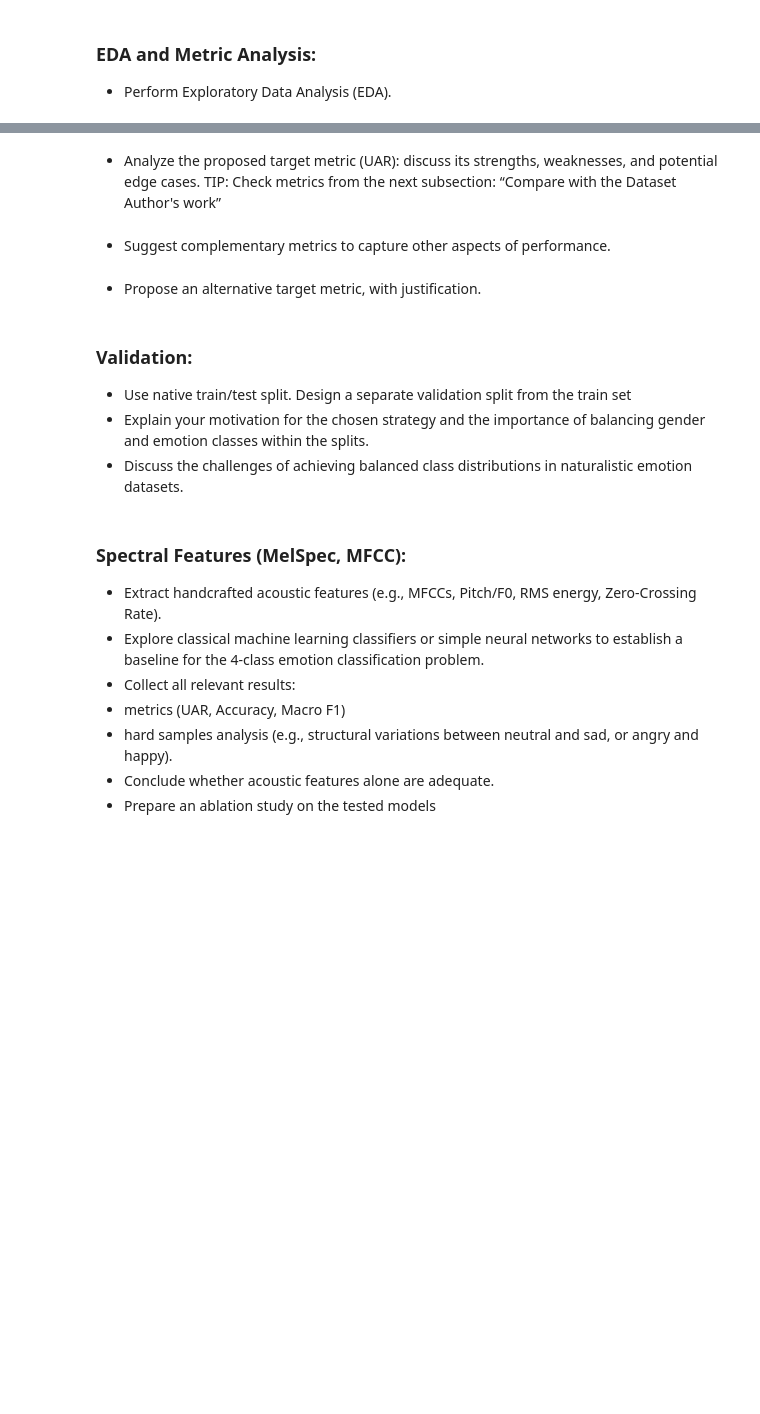
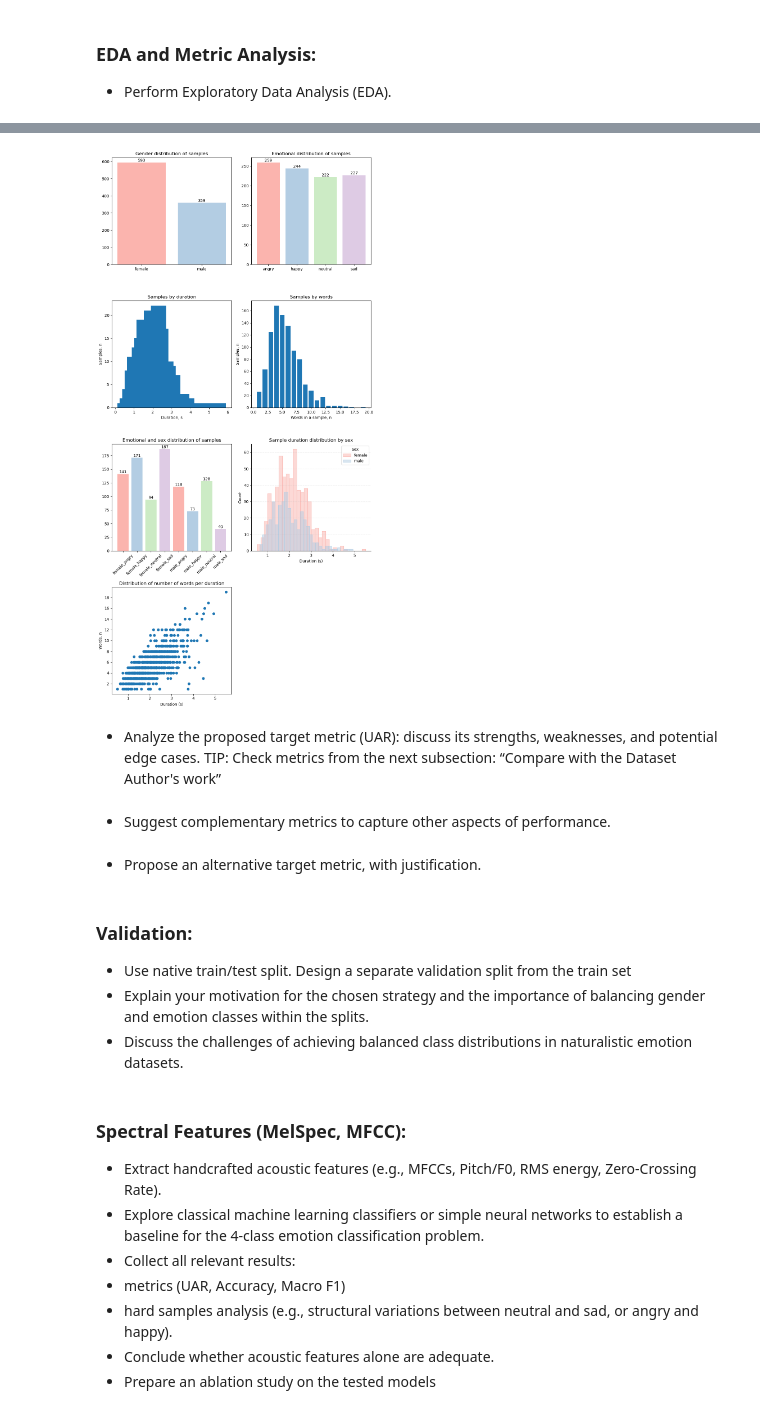
Before and after one commit to ALEGATOR1209/kse-deep-audio-lab1, a Jupyter notebook: lab1.ipynb, the cells around one changed output, grey strips where cells are left out. Cells and saved outputs as stored; diff of their text form; code cells hidden in the pictures; blank space fills up the shorter version.

```diff
--- a/lab1.ipynb
+++ b/lab1.ipynb
@@ -37,14 +44,17 @@ data/raw already exists and is not empty, skipping download.
 from pathlib import Path
 import matplotlib.pyplot as plt
 import pandas as pd
+import numpy as np
 import librosa
 import IPython.display as ipd
+from matplotlib.ticker import MaxNLocator
 
 SR = 16000
 CLIPS_DIR = Path(DATA_DIR) / "clips"
 
 df = pd.read_csv(Path(DATA_DIR) / "dataset.csv")
 df["sex"] = df["filename"].apply(lambda x: 'female' if int(x.split(".")[0].split("_")[-1]) else 'male')
+df["nwords"] = df["text"].apply(lambda x: len(x.split(' ')))
 
 test = df[df["split"] == "train"]
 
@@ -72,6 +83,77 @@ Name: 0, dtype: object
 Audio duration: 1.86 seconds
 [interactive output not drawn]
 [figure]
+# %%
+by_sex = df.groupby('sex').size().reset_index(name='counts')
+by_emotion = df.groupby('emotion').size().reset_index(name='counts')
+by_duration = df.groupby('duration_seconds').size().reset_index(name='counts')
+by_words = df.groupby('nwords').size().reset_index(name='counts')
+
+fig, ax = plt.subplots(4, 2, figsize=(10, 20))
+
+colors = plt.colormaps['Pastel1'].colors[:len(by_sex)]
+ax[0, 0].bar(by_sex['sex'], by_sex['counts'], color=colors)
+ax[0, 0].set_title('Gender distribution of samples')
+ax[0, 0].bar_label(ax[0, 0].containers[0], fmt='%d')
+
+colors = plt.colormaps['Pastel1'].colors[:len(by_emotion)]
+ax[0, 1].bar(by_emotion['emotion'], by_emotion['counts'], color=colors)
+ax[0, 1].set_title('Emotional distribution of samples')
+ax[0, 1].bar_label(ax[0, 1].containers[0], fmt='%d')
+
+ax[1, 0].bar(by_duration['duration_seconds'], by_duration['counts'])
+ax[1, 0].set_title('Samples by duration')
+ax[1, 0].set_xlabel('Duration, s')
+ax[1, 0].set_ylabel('Samples, n')
+
+ax[1, 1].bar(by_words['nwords'], by_words['counts'])
+ax[1, 1].set_title('Samples by words')
+ax[1, 1].set_xlabel('Words in a sample, n')
+ax[1, 1].set_ylabel('Samples, n')
+
+by_sex_emotion = df.groupby(['sex', 'emotion']).size().reset_index(name='counts')
+by_sex_emotion['index'] = by_sex_emotion['sex'].combine(by_sex_emotion['emotion'], lambda x, y: f"{x}_{y}")
+
+colors = plt.colormaps['Pastel1'].colors[:len(set(by_sex_emotion))]
+ax[2, 0].bar(by_sex_emotion['index'], by_sex_emotion['counts'], color=colors)
+ax[2, 0].set_title('Emotional and sex distribution of samples')
+ax[2, 0].bar_label(ax[2, 0].containers[0], fmt='%d')
+ax[2, 0].tick_params(axis='x', rotation=45)
+
+by_sex_duration = df.groupby('sex')['duration_seconds'].apply(list).to_dict()
+
+sex_colors = {s: plt.colormaps['Pastel1'].colors[i] for i, s in enumerate(sexes)}
+
+for sex, durations in by_sex_duration.items():
+    ax[2, 1].hist(
+        durations,
+        bins=30,
+        label=sex,
+        facecolor=(*sex_colors[sex][:3], 0.5),
+        edgecolor=sex_colors[sex],
+        linewidth=0.8,
+    )
+
+ax[2, 1].legend(title='Sex', framealpha=0.7)
+ax[2, 1].set_title('Sample duration distribution by sex')
+ax[2, 1].set_xlabel('Duration (s)')
+ax[2, 1].set_ylabel('Count')
+ax[2, 1].spines[['top', 'right']].set_visible(False)
+ax[2, 1].grid(axis='y', alpha=0.3, linestyle='--')
+
+words_per_second = df.copy()
+words_per_second['wps'] = words_per_second['nwords'] / words_per_second['duration_seconds']
+ax[3, 0].scatter(words_per_second['duration_seconds'], words_per_second['nwords'])
+ax[3, 0].set_title('Distribution of number of words per duration')
+ax[3, 0].set_xlabel('Duration (s)')
+ax[3, 0].set_ylabel('Words, n')
+ax[3, 0].yaxis.set_major_locator(MaxNLocator(integer=True))
+
+ax[3, 1].set_visible(False)
+
+fig.tight_layout()
+# %% [output]
+[figure, added]
 # %% [markdown]
 - Analyze the proposed target metric (UAR): discuss its strengths, weaknesses, and potential edge cases. TIP: Check metrics from the next subsection: “Compare with the Dataset Author's work”
 # %% [markdown]
```
Also changed, not shown: parts of 3 cells of this notebook, 1 other file.
